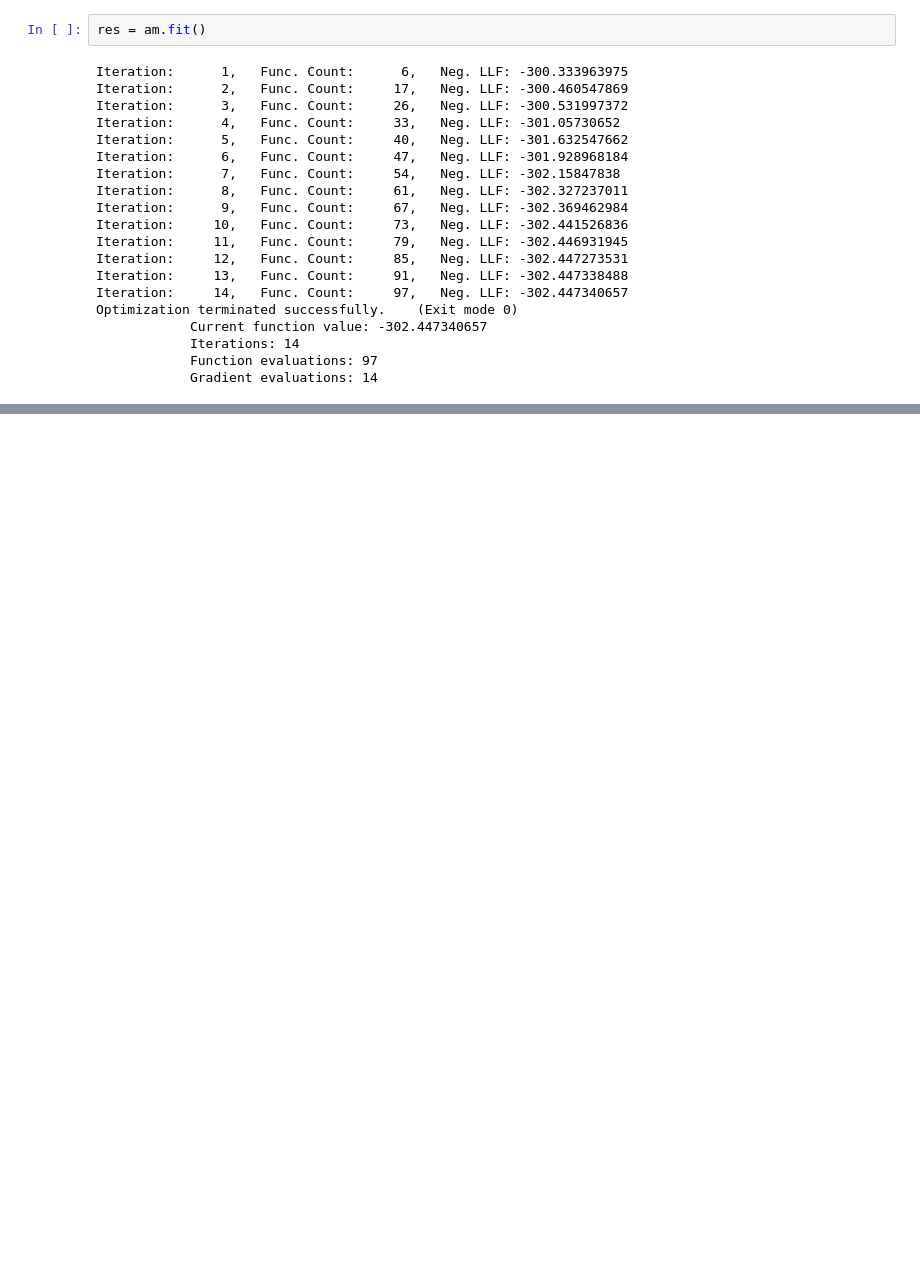
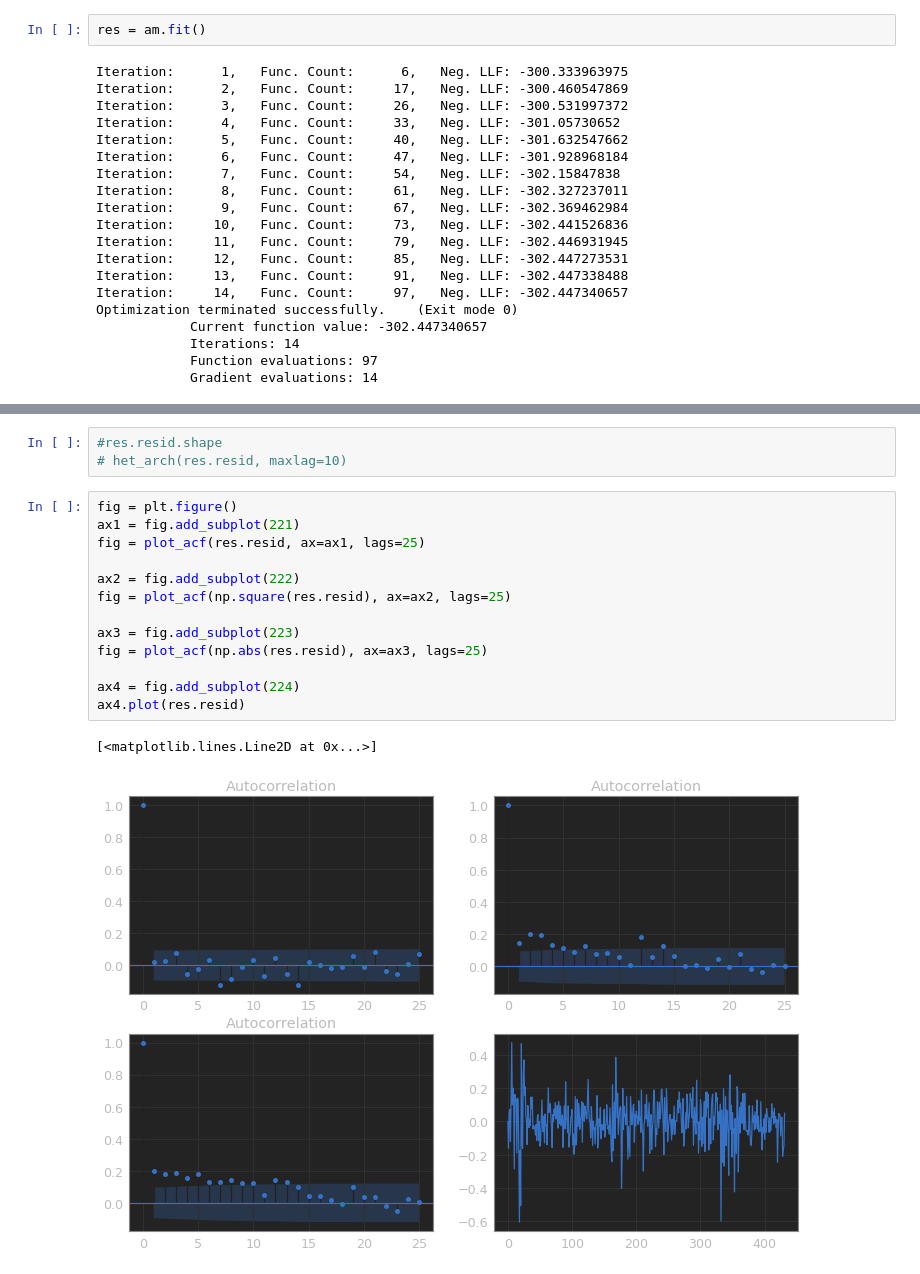
Before and after one commit to xtwxfxk/left5, a Jupyter notebook: analysis of financial time series/chapter03.ipynb, the cells around one changed output, grey strips where cells are left out. Cells and saved outputs as stored; diff of their text form; blank space fills up the shorter version.

```diff
--- a/analysis of financial time series/chapter03.ipynb
+++ b/analysis of financial time series/chapter03.ipynb
@@ -123,3 +126,22 @@ ARCHModelResult, id: 0x7f0baa711d90>
+# %%
+#res.resid.shape
+# het_arch(res.resid, maxlag=10)
+# %%
+fig = plt.figure()
+ax1 = fig.add_subplot(221)
+fig = plot_acf(res.resid, ax=ax1, lags=25)
+
+ax2 = fig.add_subplot(222)
+fig = plot_acf(np.square(res.resid), ax=ax2, lags=25)
+
+ax3 = fig.add_subplot(223)
+fig = plot_acf(np.abs(res.resid), ax=ax3, lags=25)
+
+ax4 = fig.add_subplot(224)
+ax4.plot(res.resid)
+# %% [output]
+[<matplotlib.lines.Line2D at 0x...>]
+[figure, added]
 # %%
 fig = res.plot()
 # %% [output]
```
Also changed, not shown: parts of 15 cells of this notebook, 2 other files.
